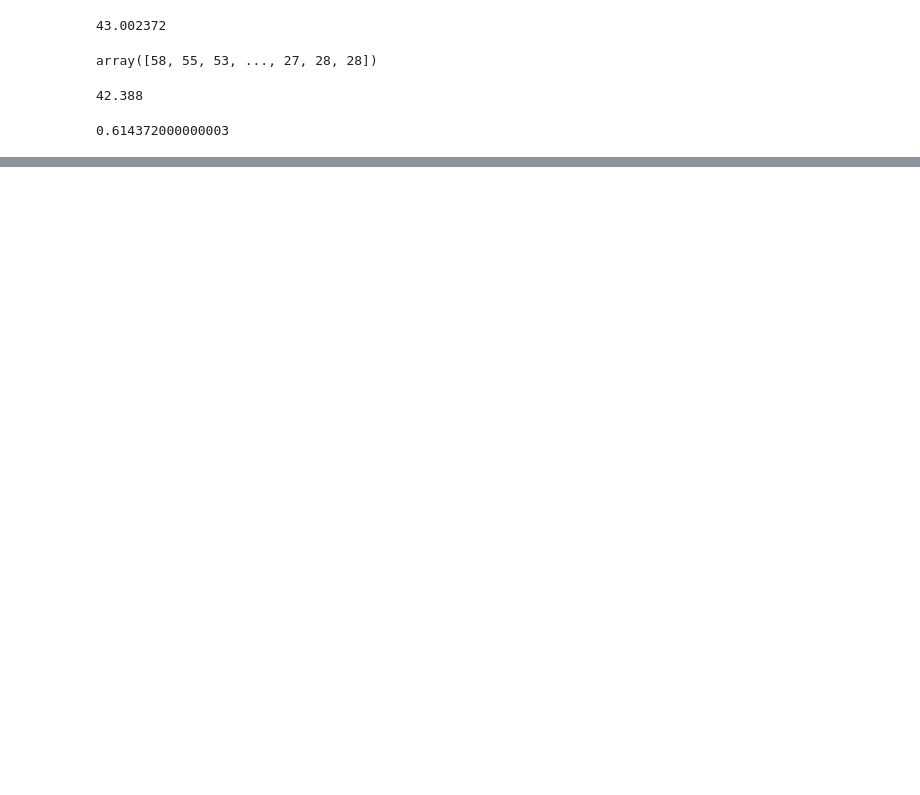
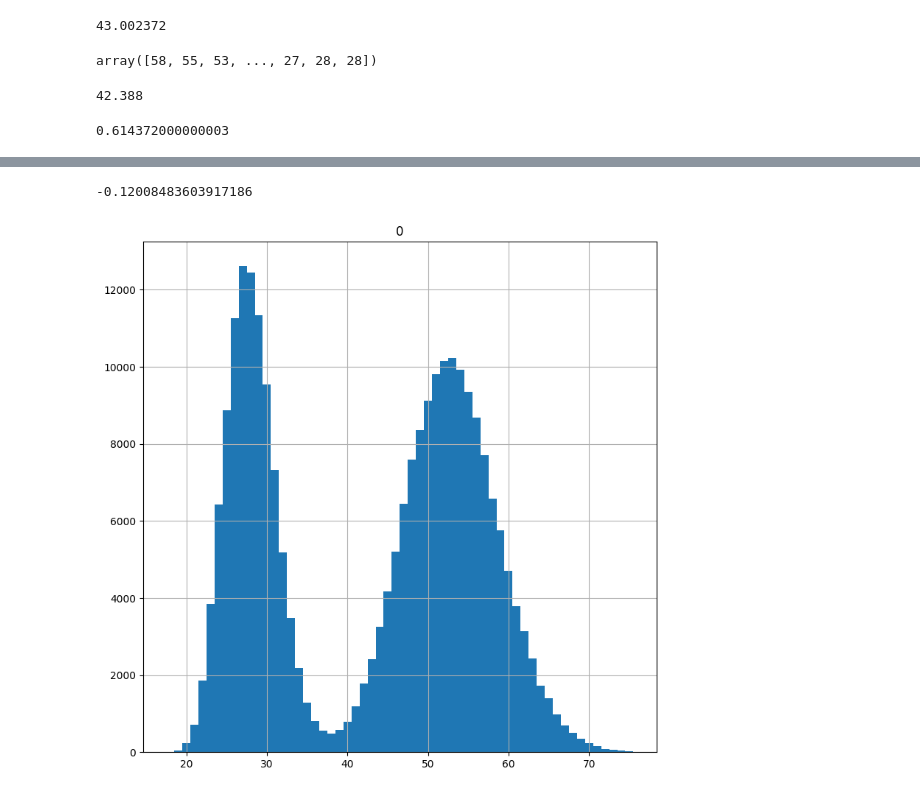
Before and after one commit to Shane360/Python-Practice-Code, a Jupyter notebook: python-for-data-confidence-intervals.ipynb, the cells around one changed output, grey strips where cells are left out. Drawn from its saved outputs; the diff is of its cells as text; code cells hidden in the pictures; blank space fills up the shorter version.

Commit message:
Python for Data - Confidence Intervals | Version 2

```diff
--- a/python-for-data-confidence-intervals.ipynb
+++ b/python-for-data-confidence-intervals.ipynb
@@ -52,0 +75,8 @@ population_ages.mean() - sample_ages.mean()
+# %%
+pd.DataFrame(population_ages).hist(bins = 58,
+                             range = (17.5, 75.5),
+                             figsize = (9,9))
+print(stats.skew(population_ages))
+# %% [output]
+-0.12008483603917186
+[figure, added]
```
Also changed, not shown: parts of 6 cells of this notebook.
